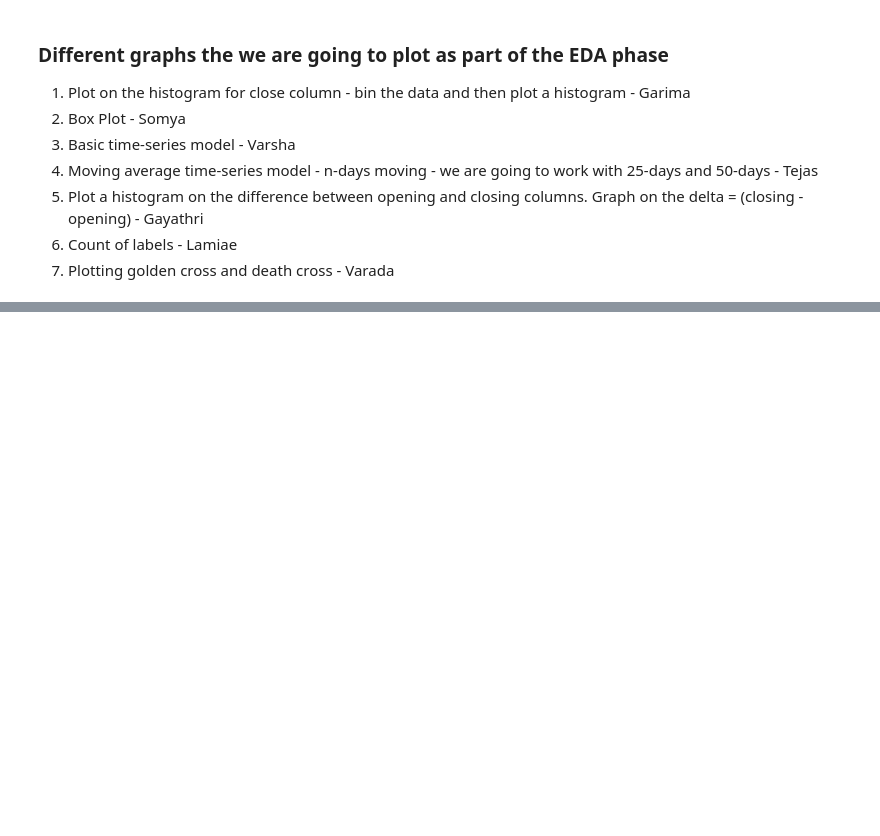
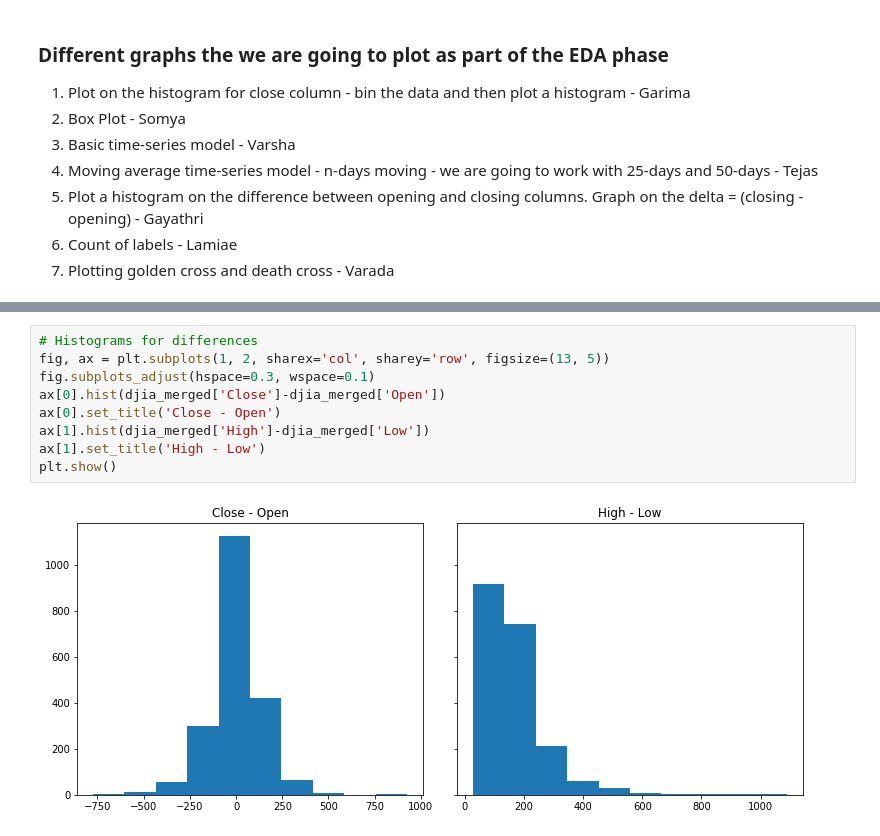
Before and after one commit to VaradaB/algorithmic-trading, a Jupyter notebook: algorithmic-trading.ipynb, the cells around one changed output, grey strips where cells are left out. Cells and saved outputs as stored; diff of their text form; blank space fills up the shorter version.

```diff
--- a/algorithmic-trading.ipynb
+++ b/algorithmic-trading.ipynb
@@ -160,0 +180,11 @@ dtype: int64
+# %%
+# Histograms for differences
+fig, ax = plt.subplots(1, 2, sharex='col', sharey='row', figsize=(13, 5))
+fig.subplots_adjust(hspace=0.3, wspace=0.1)
+ax[0].hist(djia_merged['Close']-djia_merged['Open'])
+ax[0].set_title('Close - Open')
+ax[1].hist(djia_merged['High']-djia_merged['Low'])
+ax[1].set_title('High - Low')
+plt.show()
+# %% [output]
+[figure, added]
```
Also changed, not shown: parts of 9 cells of this notebook.
